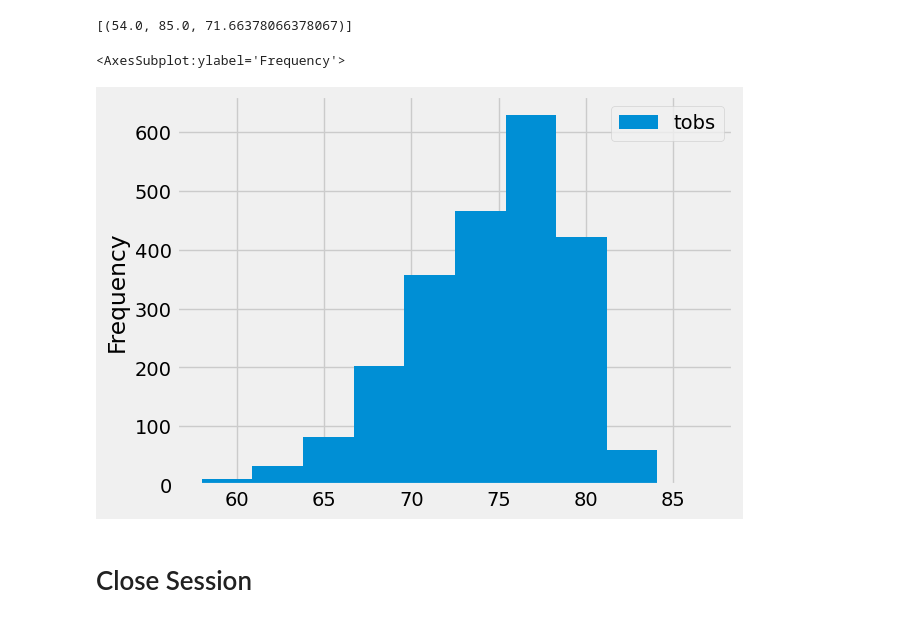
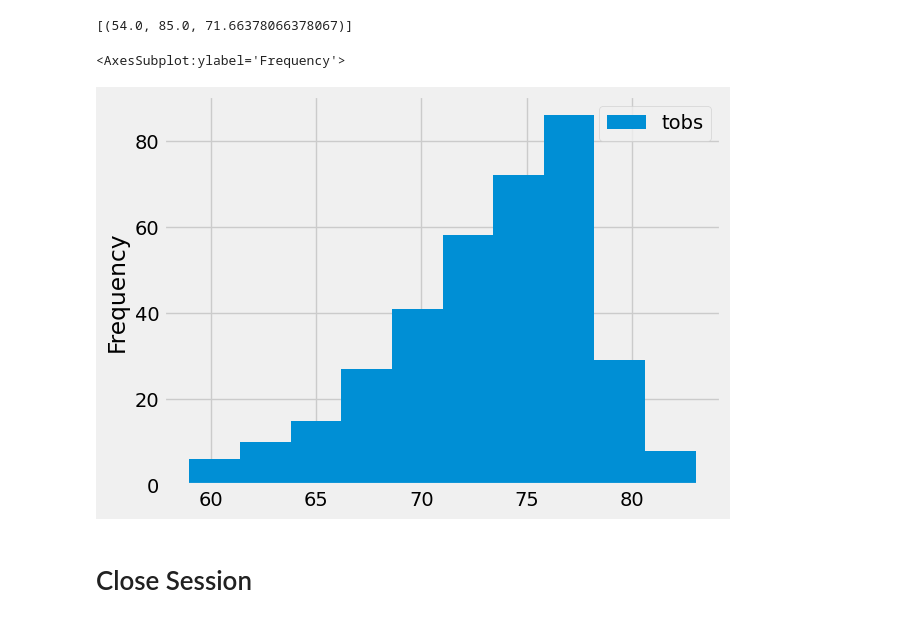
Before and after one commit to simmsm/sqlalchemy_challenge, a Jupyter notebook: Starter_Code/climate_starter.ipynb, the cells around one changed output. Drawn from its saved outputs; the diff is of its cells as text; code cells hidden in the pictures.

```diff
--- a/Starter_Code/climate_starter.ipynb
+++ b/Starter_Code/climate_starter.ipynb
@@ -167,17 +155,21 @@ session.query(func.min(Measurement.tobs),func.max(Measurement.tobs),func.avg(Mea
 # %%
 # Using the most active station id
 # Query the last 12 months of temperature observation data for this station and plot the results as a histogram
+one_yr_ago_date= dt.date(2017,8,23) - relativedelta(years=+1)
+temp_data=session.query(Measurement.date,Measurement.tobs).\
+    filter(Measurement.date>= one_yr_ago_date).\
+    filter(Measurement.station=='USC00519281').all()
 #find the most recent date at given station
 #Put filtered data into dataframe and sort by date
 temp_df=pd.DataFrame(temp_data)
 temp_sorted_df=temp_df.sort_values('date')
 temp_sorted_df.head()
 
 # Plot the Data
 temp_sorted_df.plot(x='date',y='tobs',kind='hist')
 # %% [output]
 <AxesSubplot:ylabel='Frequency'>
-[figure, old version]
+[figure, new version]
 # %% [markdown]
 # Close Session
 # %%
```
Also changed, not shown: parts of 2 cells of this notebook, 2 other files.
